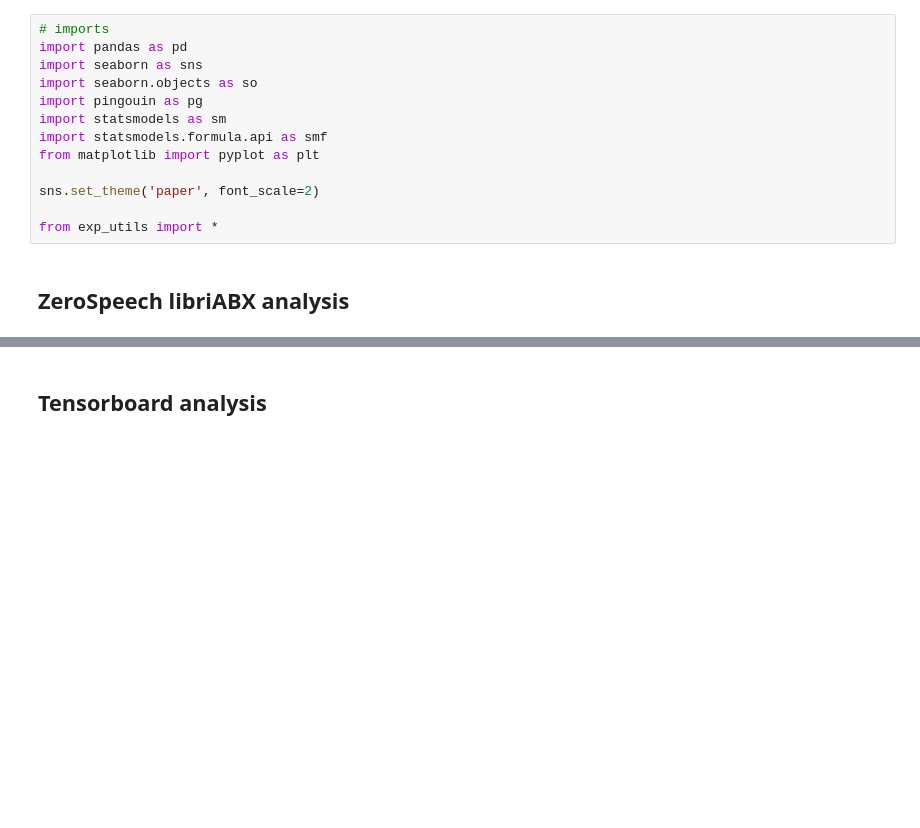
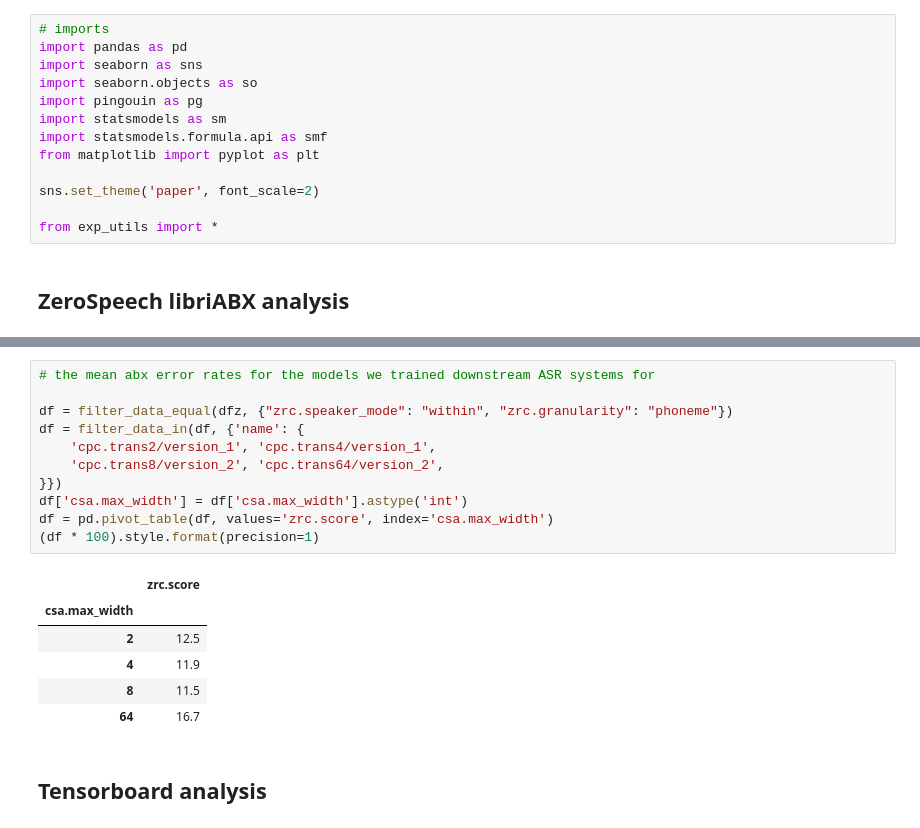
Before and after one commit to sdrobert/scpc, a Jupyter notebook: scripts/analyze.ipynb, the cells around one changed output, grey strips where cells are left out. Saved outputs shown, nothing was run; the diff lists cells and outputs as text; blank space fills up the shorter version.

```diff
--- a/scripts/analyze.ipynb
+++ b/scripts/analyze.ipynb
@@ -277,3 +360,21 @@ fig.savefig("../resources/libriabx_prediction_steps_vs_width.pdf")
+# %%
+# the mean abx error rates for the models we trained downstream ASR systems for
+
+df = filter_data_equal(dfz, {"zrc.speaker_mode": "within", "zrc.granularity": "phoneme"})
+df = filter_data_in(df, {'name': {
+    'cpc.trans2/version_1', 'cpc.trans4/version_1',
+    'cpc.trans8/version_2', 'cpc.trans64/version_2',
+}})
+df['csa.max_width'] = df['csa.max_width'].astype('int')
+df = pd.pivot_table(df, values='zrc.score', index='csa.max_width')
+(df * 100).style.format(precision=1)
+# %% [output]
+|  | zrc.score |
+| csa.max_width |  |
+| 2 | 12.5 |
+| 4 | 11.9 |
+| 8 | 11.5 |
+| 64 | 16.7 |
 # %% [markdown]
 ## Tensorboard analysis
 # %%
```
Also changed, not shown: parts of 5 cells of this notebook, 3 other files.
